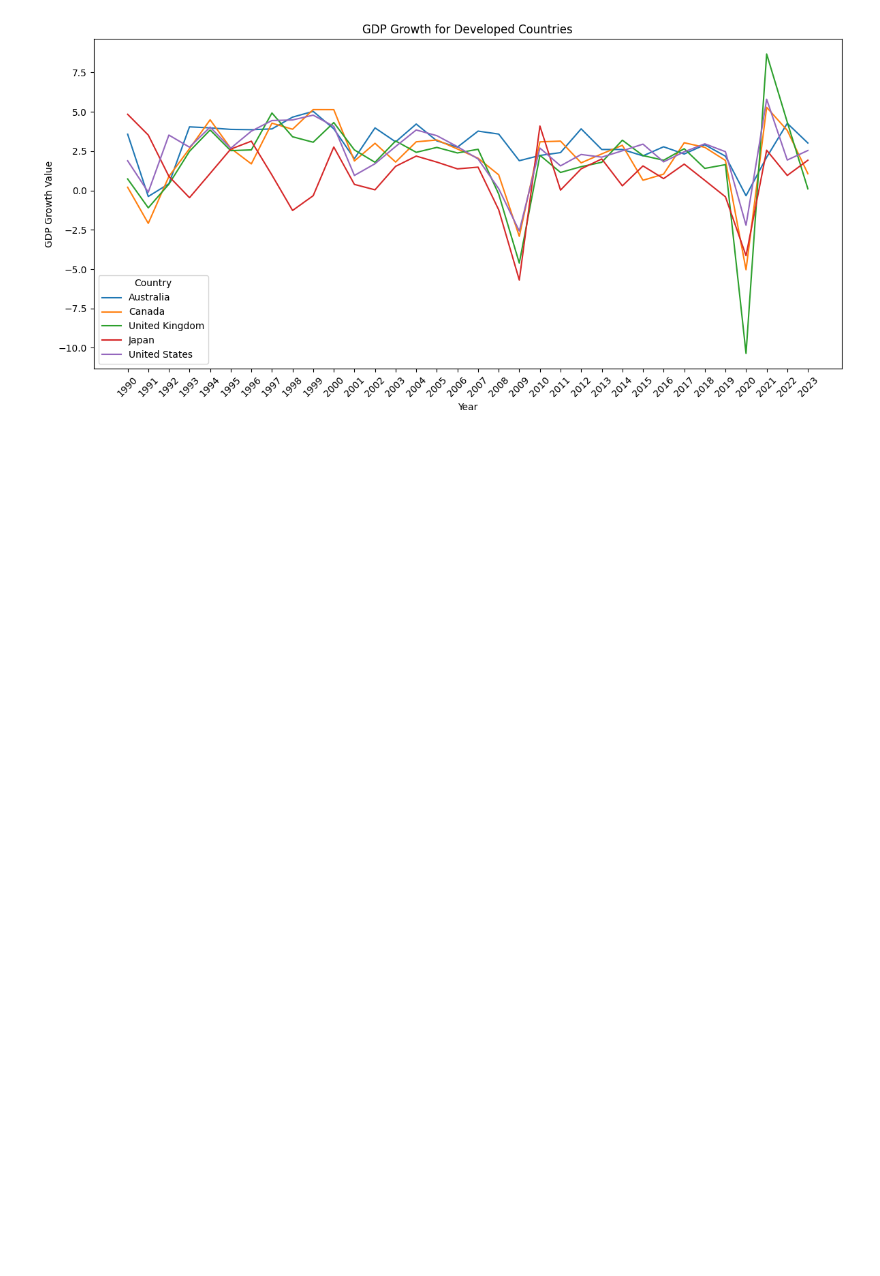
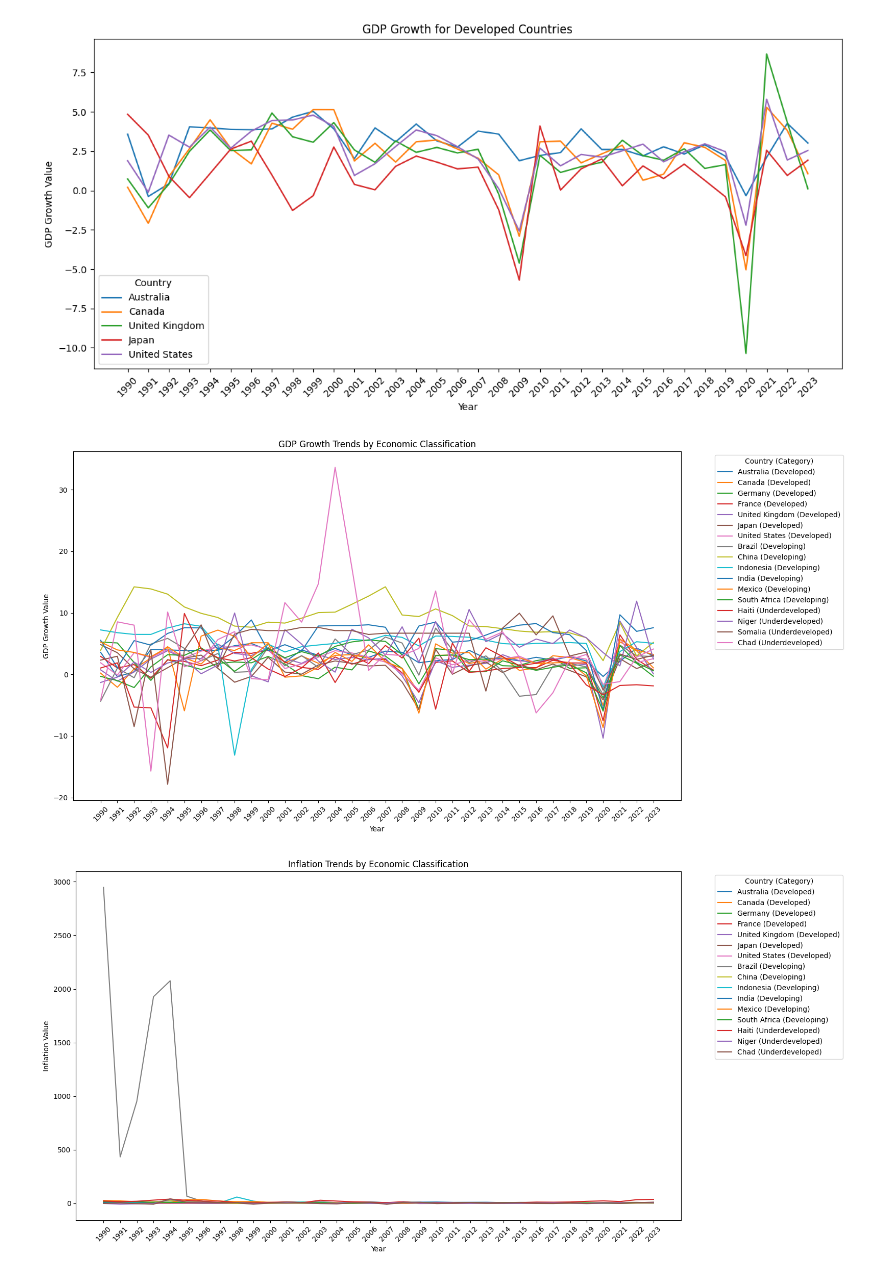
Before and after one commit to AmitG-98/MSc-Data-Science-Final-Project, a Jupyter notebook: Global_macro.ipynb, the cells around one changed output. Drawn from its saved outputs; the diff is of its cells as text; code cells hidden in the pictures; blank space fills up the shorter version.

```diff
--- a/Global_macro.ipynb
+++ b/Global_macro.ipynb
@@ -468,3 +434,52 @@ plt.tight_layout()
 plt.show()
 # %% [output]
 [figure]
+# %%
+
+
+# Load the dataset
+file_path = '/content/drive/MyDrive/Msc Data Science Final Project/Preprocessed data sets/sequence_imputed_dataset.csv'  # Replace with the correct path
+df = pd.read_csv(file_path)
+
+# Ensure the dataset contains necessary columns
+if 'Country Name' not in df.columns or 'Indicator' not in df.columns:
+    raise ValueError("Dataset must contain 'Country Name' and 'Indicator' columns.")
+
+# Define the economic classifications
+economic_classification = {
+    'Developed': ['United States', 'Germany', 'United Kingdom', 'Canada', 'Japan', 'Australia', 'France'],
+    'Developing': ['India', 'China', 'Brazil', 'South Africa', 'Indonesia', 'Mexico', 'Turkey'],
+    'Underdeveloped': ['Afghanistan', 'Haiti', 'Somalia', 'Chad', 'Niger', 'South Sudan', 'Yemen']
+}
+
+# Define the indicators of interest
+indicators = ['GDP Growth', 'Inflation', 'Unemployment', 'Real Interest Rate']
+
+# Plot data for each indicator and category
+for indicator in indicators:
+    plt.figure(figsize=(16, 8))
+    for category, countries in economic_classification.items():
+        # Filter data for the current indicator and category
+        df_filtered = df[(df['Indicator'] == indicator) & (df['Country Name'].isin(countries))]
+
+        # Reshape the data for plotting
+        df_melted = df_filtered.melt(id_vars=['Country Name', 'Indicator'], var_name='Year', value_name='Value')
+
+        # Plot for each country in the category
+        for country in df_melted['Country Name'].unique():
+            country_data = df_melted[df_melted['Country Name'] == country]
+            plt.plot(country_data['Year'], country_data['Value'], label=f"{country} ({category})")
+
+    # Customize the plot
+    plt.xlabel('Year')
+    plt.ylabel(f'{indicator} Value')
+    plt.title(f'{indicator} Trends by Economic Classification')
+    plt.xticks(rotation=45)
+    plt.legend(title='Country (Category)', bbox_to_anchor=(1.05, 1), loc='upper left')
+    plt.tight_layout()
+
+    # Show the plot
+    plt.show()
+# %% [output]
+[figure, added]
+[figure, added]
```
Also changed, not shown: parts of 4 cells of this notebook.
